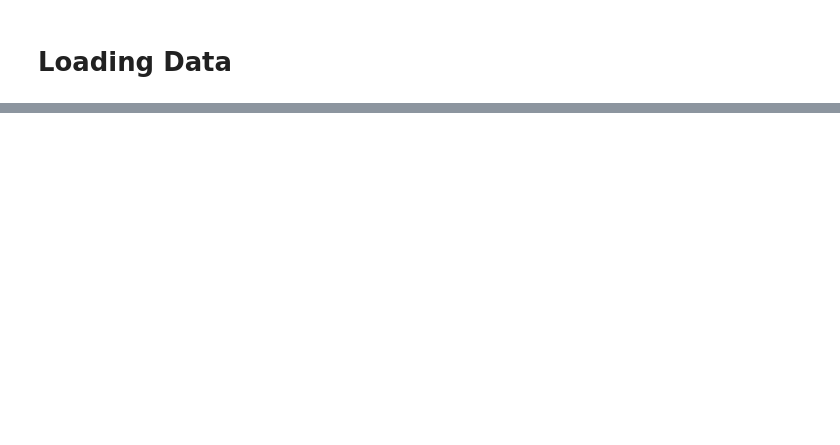
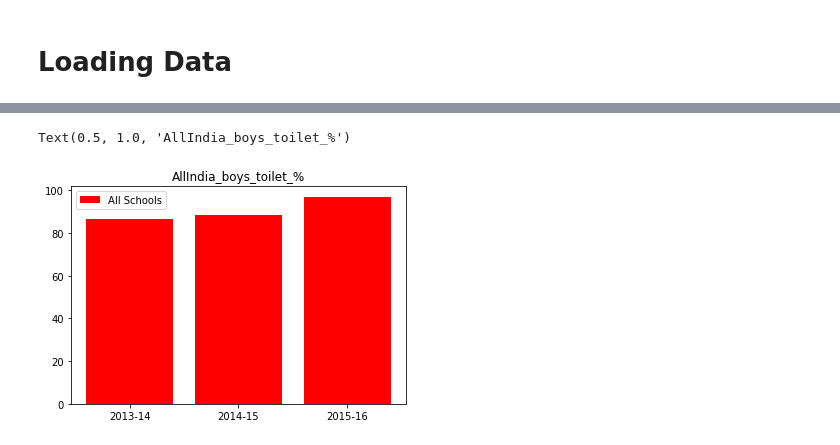
Before and after one commit to zaid-kamil/Indian-School-Management-Statistics-Analysis, a Jupyter notebook: data_analysis/analysis.ipynb, the cells around one changed output, grey strips where cells are left out. Saved outputs shown, nothing was run; the diff lists cells and outputs as text; code cells hidden in the pictures; blank space fills up the shorter version.

```diff
--- a/data_analysis/analysis.ipynb
+++ b/data_analysis/analysis.ipynb
@@ -23,0 +94,8 @@ dropout.head()
+# %%
+boys_data = boys_toilet.loc[boys_toilet['State_UT']=='All India']
+plt.bar(boys_data.year,boys_data['All Schools'], color='r')
+plt.legend(['All Schools'])
+plt.title('AllIndia_boys_toilet_%')
+# %% [output]
+Text(0.5, 1.0, 'AllIndia_boys_toilet_%')
+[figure, added]
```
Also changed, not shown: parts of 35 cells of this notebook, 2 other files.
